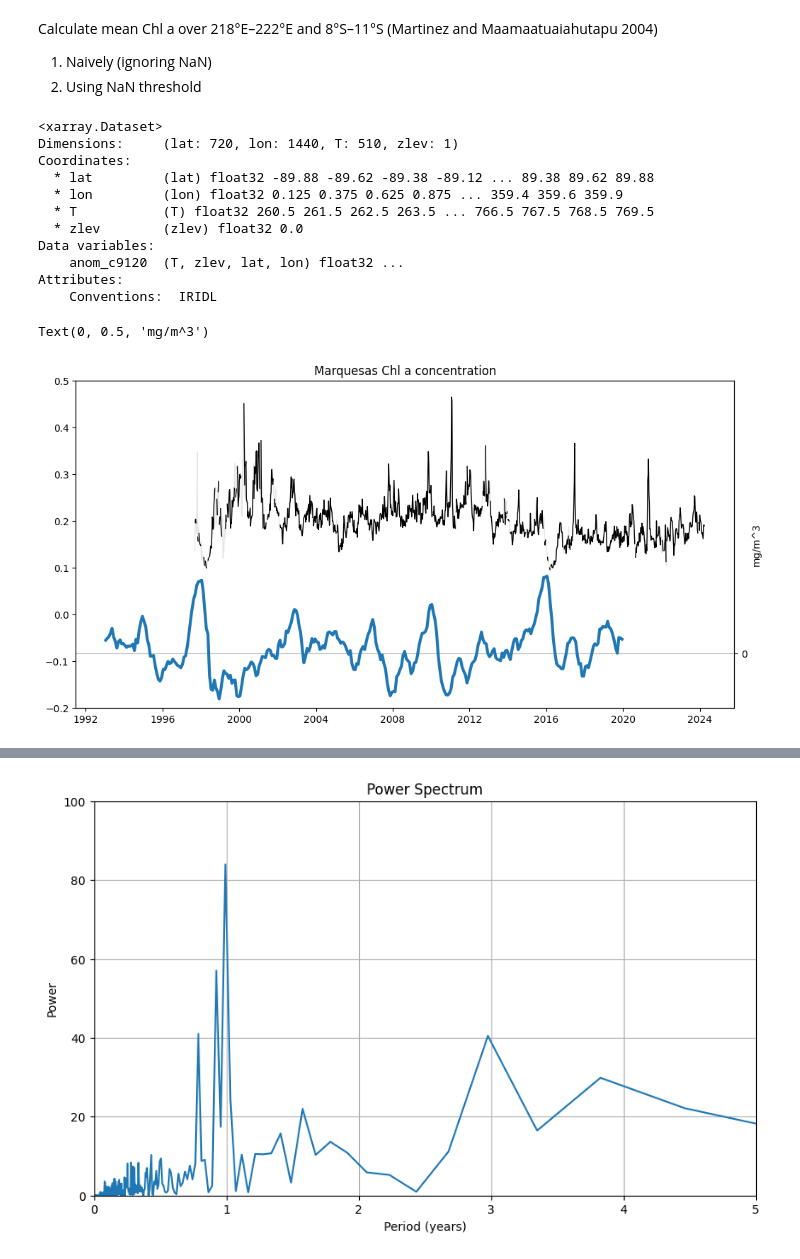
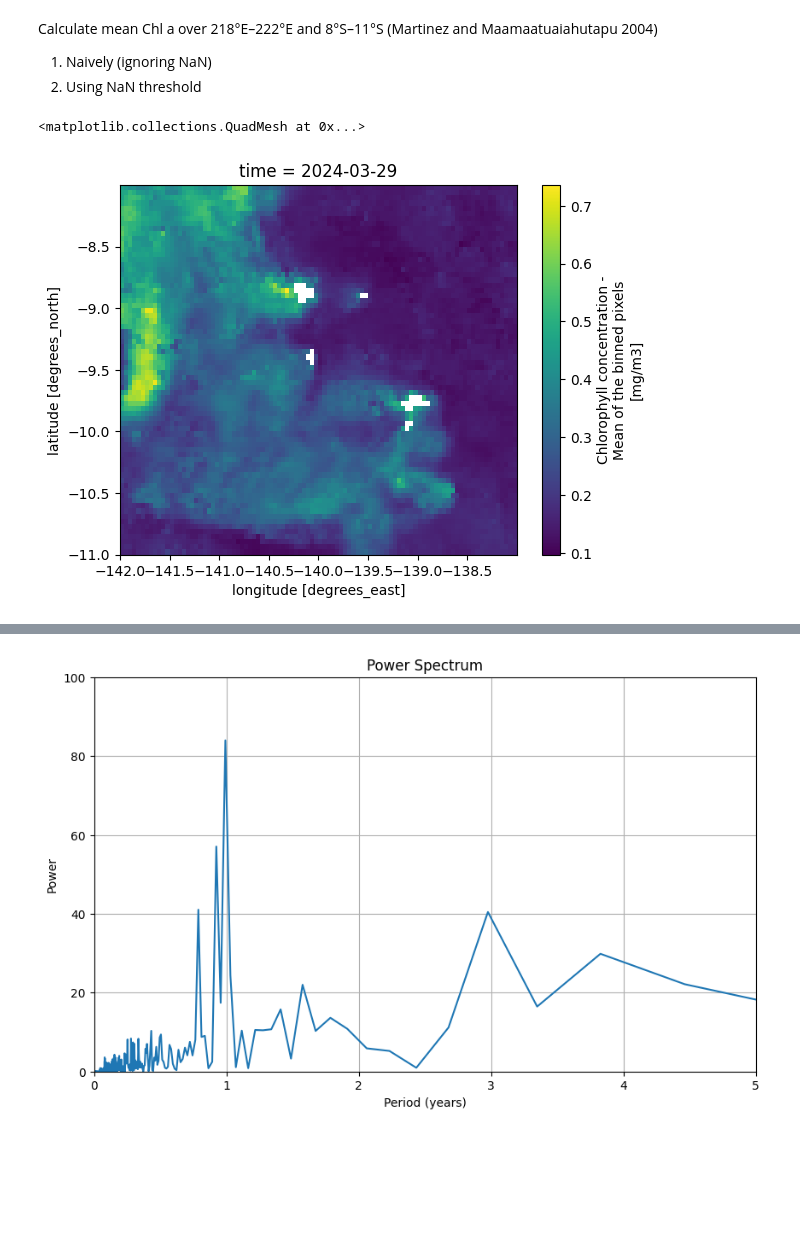
Before and after one commit to ychnli/Stanford-SEA, a Jupyter notebook: calc_timeseries.ipynb, the cells around one changed output, grey strips where cells are left out. Saved outputs shown, nothing was run; the diff lists cells and outputs as text; code cells hidden in the pictures; blank space fills up the shorter version.

```diff
--- a/calc_timeseries.ipynb
+++ b/calc_timeseries.ipynb
@@ -160,7 +160,7 @@ Calculate mean Chl a over 218°E–222°E and 8°S–11°S (Martinez and Maamaat
 1. Naively (ignoring NaN)
 2. Using NaN threshold
 # %%
-chla_region = ds.CHL1_mean.sel(lat=slice(-8, -11), lon=slice(-142, 138))
+chla_region = chla.sel(lat=slice(-8, -11), lon=slice(-142, -138))
 
 # take the area-weighted average
 weights = np.cos(np.deg2rad(chla_region.lat))
@@ -174,40 +174,11 @@ total_points = np.size(chla_region[0])
 thresh = 0.3
 missing_data_mask = nan_counts/total_points <= thresh
 chla_avg = chla_naive_avg.where(missing_data_mask, other=np.nan)
+
+# calculate a rolling average with a window of 12 months
+chla_smooth = chla_naive_avg.rolling(time=12, center=True).mean()
-# %%
-# ENSO index
-# nino34 = xr.open_dataset('../data/global_omi_climate-variability_nino34_sst_anom_19930115_P20220427_R19932014.nc').sst_mean
-# nino34
-
-ds = xr.open_dataset('http://iridl.ldeo.columbia.edu/expert/SOURCES/.NOAA/.NCDC/.OISST/.version2p1/.AVHRR_monthly/.anom_c9120/dods', decode_times=False)
-ds
-# %% [output]
-<xarray.Dataset>
-Dimensions:     (lat: 720, lon: 1440, T: 510, zlev: 1)
-Coordinates:
-  * lat         (lat) float32 -89.88 -89.62 -89.38 -89.12 ... 89.38 89.62 89.88
-  * lon         (lon) float32 0.125 0.375 0.625 0.875 ... 359.4 359.6 359.9
-  * T           (T) float32 260.5 261.5 262.5 263.5 ... 766.5 767.5 768.5 769.5
-  * zlev        (zlev) float32 0.0
-Data variables:
-    anom_c9120  (T, zlev, lat, lon) float32 ...
-Attributes:
-    Conventions:  IRIDL
-# %%
-plt.figure(figsize=(12,6))
-time = chla_naive_avg.time
-plt.plot(time, chla_naive_avg, linewidth=1, color=(0.9,0.9,0.9))
-plt.plot(time, chla_avg, linewidth=1, color='k')
-plt.ylim(-0.2,0.5)
-
-plt.twinx()
-plt.plot(nino34.time, nino34, linewidth=3)
-plt.ylim(-2,10)
-plt.yticks([0])
-
-plt.grid(True)
-plt.title('Marquesas Chl a concentration')
-plt.ylabel('mg/m^3')
-# %% [output]
-Text(0, 0.5, 'mg/m^3')
-[figure, removed]
+# %%
+chla_region[-1].plot()
+# %% [output]
+<matplotlib.collections.QuadMesh at 0x...>
+[figure, added]
```
Also changed, not shown: parts of 2 cells of this notebook, 2 other files.
